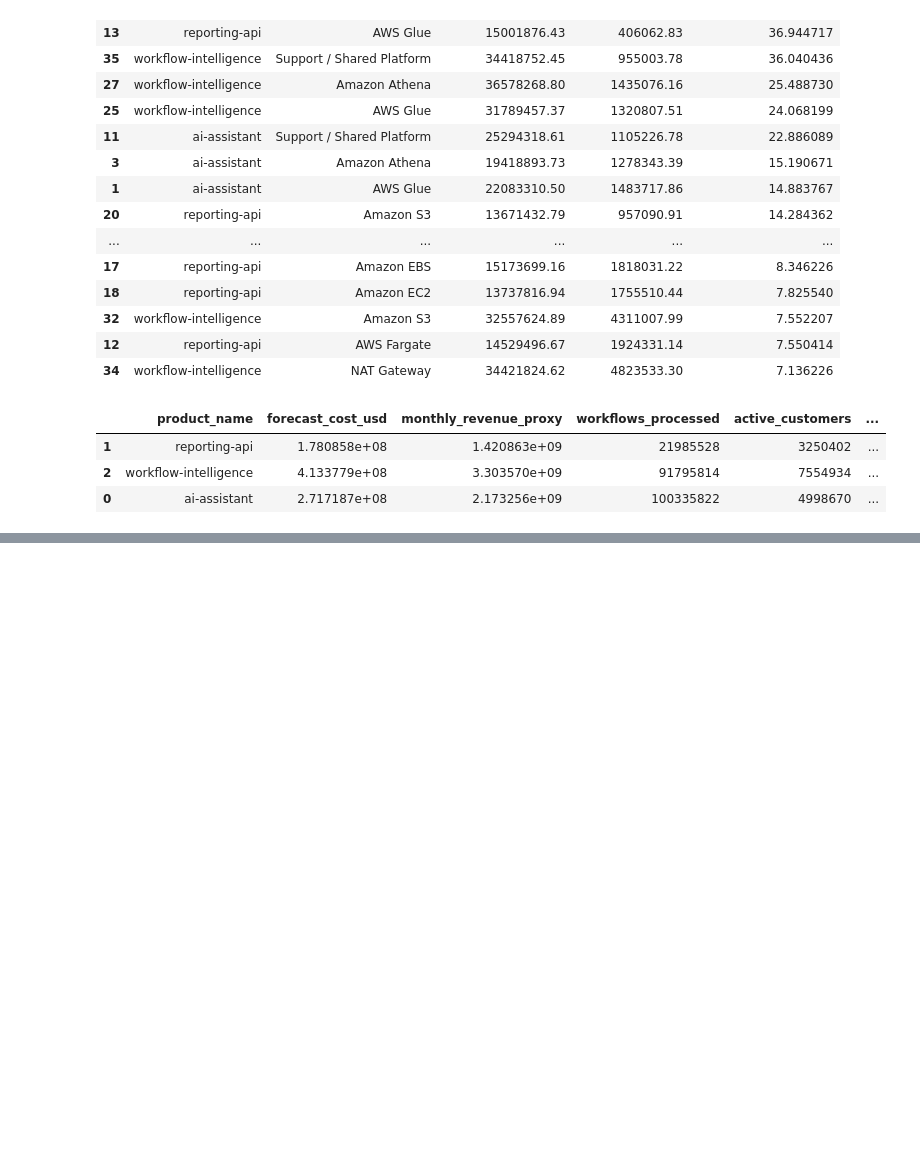
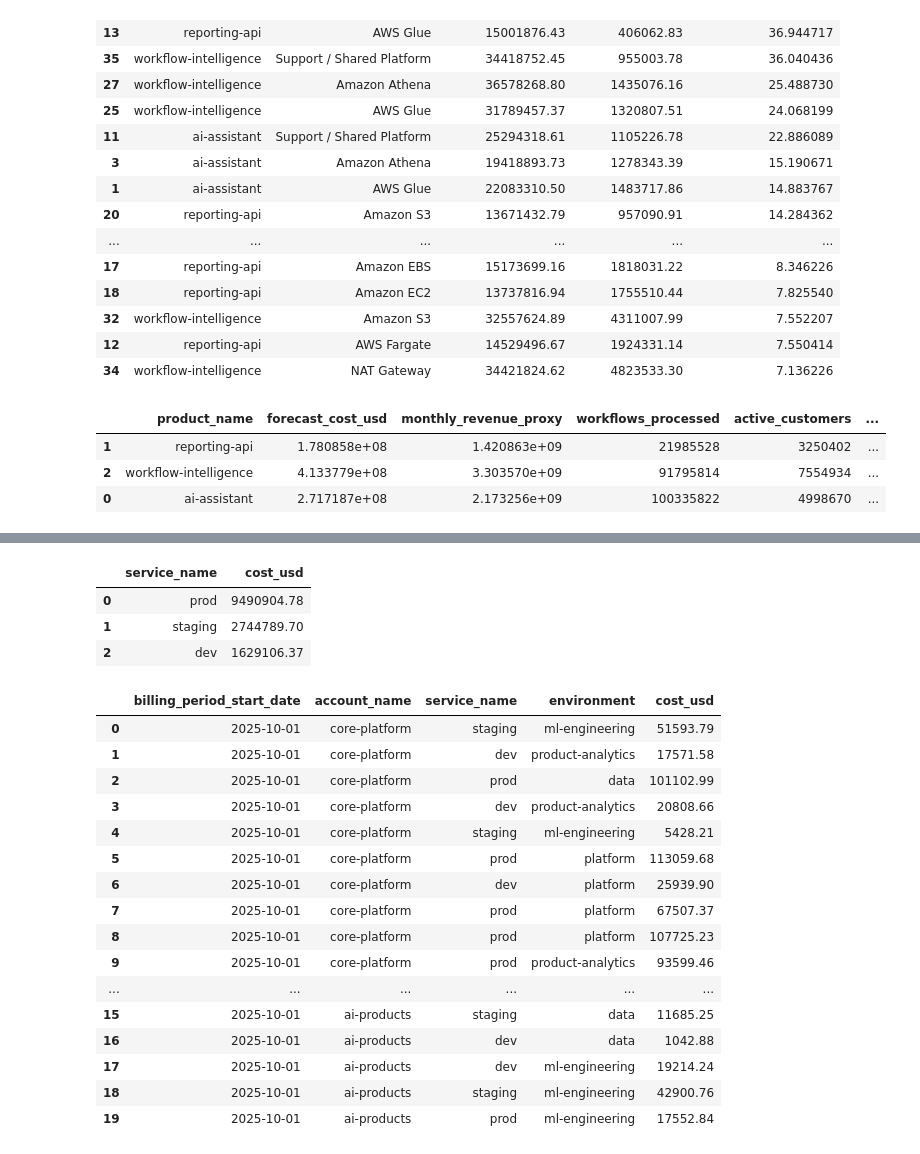
Before and after one commit to emel333/finops-dojo-lab, a Jupyter notebook: 01-aws-ai-saas-case/analysis/analysis2.ipynb, the cells around one changed output, grey strips where cells are left out. Cells and saved outputs as stored; diff of their text form; code cells hidden in the pictures; blank space fills up the shorter version.

Commit message:
querying athena from jupyter

```diff
--- a/01-aws-ai-saas-case/analysis/analysis2.ipynb
+++ b/01-aws-ai-saas-case/analysis/analysis2.ipynb
@@ -1432,0 +1446,20 @@ unit_summary
+# %%
+import boto3
+from pyathena import connect
+import pandas as pd
+
+profile = "finops-dojo"
+region = "us-east-1"
+s3_staging_dir = "s3://clarionflow-ai-finops-data/athena-results/"
+database = "clarionflow-ai-finops"
+
+session = boto3.Session(profile_name=profile, region_name=region)
+
+conn = connect(
+    s3_staging_dir=s3_staging_dir,
+    region_name=region,
+    schema_name=database,
+    aws_access_key_id=session.get_credentials().access_key,
+    aws_secret_access_key=session.get_credentials().secret_key,
+    aws_session_token=session.get_credentials().token,
+)
@@ -1432,0 +1554,52 @@ unit_summary
+# %%
+sql = """
+SELECT
+    service_name,
+    SUM(cost_usd) AS cost_usd
+FROM billing_case01
+WHERE account_name = 'ai-products'
+  AND environment = 'product-analytics'
+  AND service_name IS NOT NULL
+GROUP BY service_name
+ORDER BY cost_usd DESC
+"""
+
+df_ai_prod_analytics_services = pd.read_sql(sql, conn)
+df_ai_prod_analytics_services
+# %% [output]
+|  | service_name | cost_usd |
+| 0 | prod | 9490904.78 |
+| 1 | staging | 2744789.70 |
+| 2 | dev | 1629106.37 |
+# %%
+sql = """
+SELECT
+  billing_period_start_date,
+  account_name,
+  service_name,
+  environment,
+  cost_usd
+FROM billing_case01
+LIMIT 20;
+"""
+
+df_ai_prod_analytics_services = pd.read_sql(sql, conn)
+df_ai_prod_analytics_services
+# %% [output]
+|  | billing_period_start_date | account_name | service_name | environment | cost_usd |
+| 0 | 2025-10-01 | core-platform | staging | ml-engineering | 51593.79 |
+| 1 | 2025-10-01 | core-platform | dev | product-analytics | 17571.58 |
+| 2 | 2025-10-01 | core-platform | prod | data | 101102.99 |
+| 3 | 2025-10-01 | core-platform | dev | product-analytics | 20808.66 |
+| 4 | 2025-10-01 | core-platform | staging | ml-engineering | 5428.21 |
+| 5 | 2025-10-01 | core-platform | prod | platform | 113059.68 |
+| 6 | 2025-10-01 | core-platform | dev | platform | 25939.90 |
+| 7 | 2025-10-01 | core-platform | prod | platform | 67507.37 |
+| 8 | 2025-10-01 | core-platform | prod | platform | 107725.23 |
+| 9 | 2025-10-01 | core-platform | prod | product-analytics | 93599.46 |
+| ... | ... | ... | ... | ... | ... |
+| 15 | 2025-10-01 | ai-products | staging | data | 11685.25 |
+| 16 | 2025-10-01 | ai-products | dev | data | 1042.88 |
+| 17 | 2025-10-01 | ai-products | dev | ml-engineering | 19214.24 |
+| 18 | 2025-10-01 | ai-products | staging | ml-engineering | 42900.76 |
+| 19 | 2025-10-01 | ai-products | prod | ml-engineering | 17552.84 |
```
Also changed, not shown: parts of 11 cells of this notebook.
